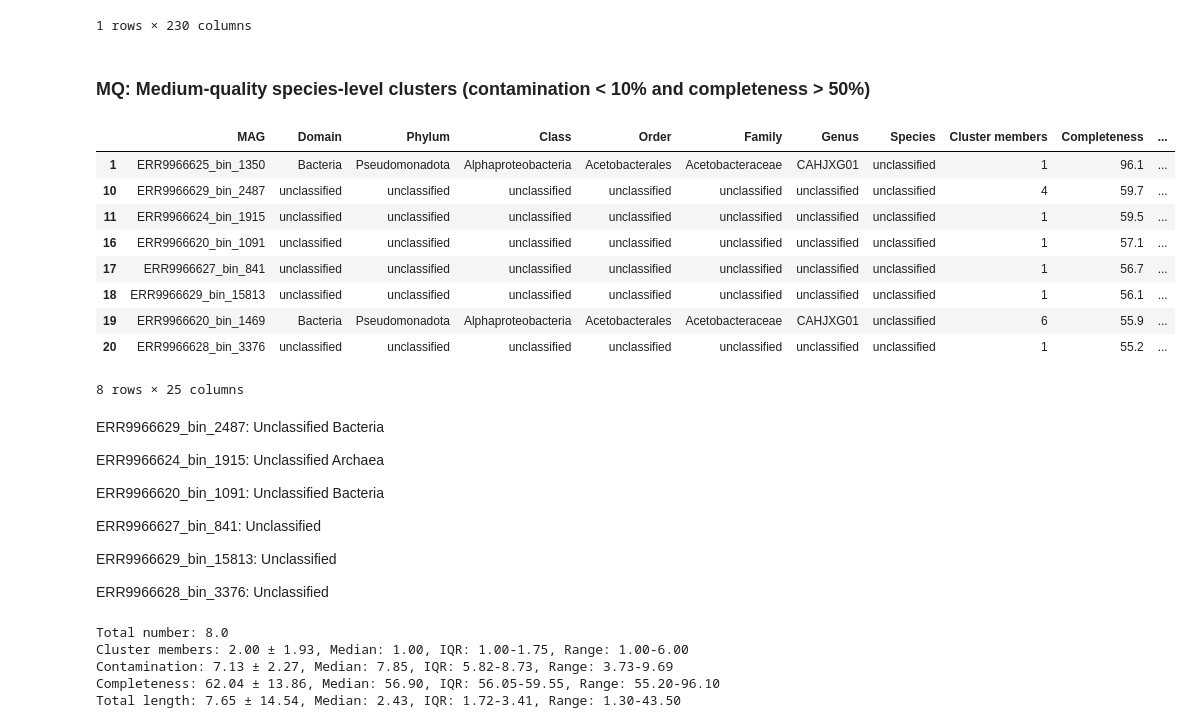
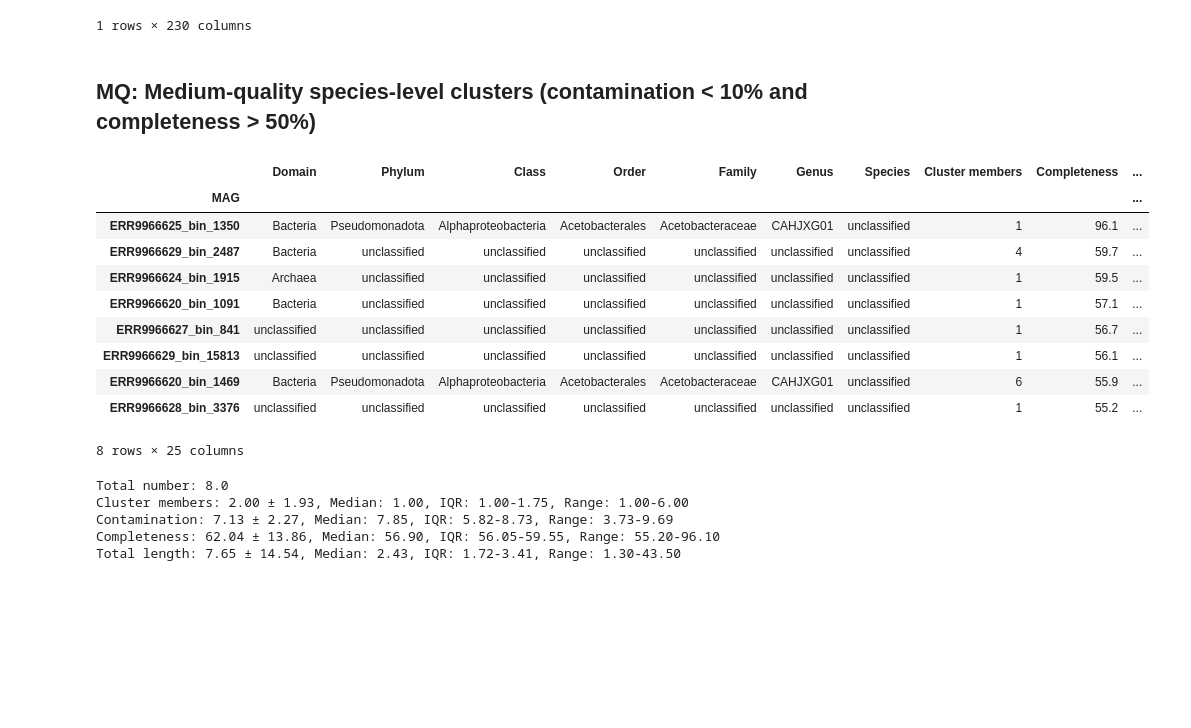
Before and after one commit to usegalaxy-eu/FAIRyMAGs, a Jupyter notebook: bin/use-case-aeromicrobiome-exploration.ipynb, the cells around one changed output. Drawn from its saved outputs; the diff is of its cells as text; code cells hidden in the pictures; blank space fills up the shorter version.

```diff
--- a/bin/use-case-aeromicrobiome-exploration.ipynb
+++ b/bin/use-case-aeromicrobiome-exploration.ipynb
@@ -231,33 +241,23 @@ KEGG modules: 230.00 ± nan, Median: 230.00, IQR: 230.00-230.00, Range: 230.00-2
 | 1 | 29.17 | 60.0 | 100.0 | 100.0 | ... |
 1 rows × 230 columns
 # %% [markdown]
-### MQ: Medium-quality species-level clusters (contamination < 10% and completeness > 50%)
+## MQ: Medium-quality species-level clusters (contamination < 10% and completeness > 50%)
 # %%
 mq_df = reps_df.query("Contamination < 10 and Completeness > 50")
+mq_df.set_index("MAG", inplace=True)
 mq_df.iloc[:, :25]
 # %% [output]
-|  | MAG | Domain | Phylum | Class | Order | Family | Genus | Species | Cluster members | Completeness | ... |
-| 1 | ERR9966625_bin_1350 | Bacteria | Pseudomonadota | Alphaproteobacteria | Acetobacterales | Acetobacteraceae | CAHJXG01 | unclassified | 1 | 96.1 | ... |
-| 10 | ERR9966629_bin_2487 | unclassified | unclassified | unclassified | unclassified | unclassified | unclassified | unclassified | 4 | 59.7 | ... |
-| 11 | ERR9966624_bin_1915 | unclassified | unclassified | unclassified | unclassified | unclassified | unclassified | unclassified | 1 | 59.5 | ... |
-| 16 | ERR9966620_bin_1091 | unclassified | unclassified | unclassified | unclassified | unclassified | unclassified | unclassified | 1 | 57.1 | ... |
-| 17 | ERR9966627_bin_841 | unclassified | unclassified | unclassified | unclassified | unclassified | unclassified | unclassified | 1 | 56.7 | ... |
-| 18 | ERR9966629_bin_15813 | unclassified | unclassified | unclassified | unclassified | unclassified | unclassified | unclassified | 1 | 56.1 | ... |
-| 19 | ERR9966620_bin_1469 | Bacteria | Pseudomonadota | Alphaproteobacteria | Acetobacterales | Acetobacteraceae | CAHJXG01 | unclassified | 6 | 55.9 | ... |
-| 20 | ERR9966628_bin_3376 | unclassified | unclassified | unclassified | unclassified | unclassified | unclassified | unclassified | 1 | 55.2 | ... |
+|  | Domain | Phylum | Class | Order | Family | Genus | Species | Cluster members | Completeness | ... |
+| MAG |  |  |  |  |  |  |  |  |  | ... |
+| ERR9966625_bin_1350 | Bacteria | Pseudomonadota | Alphaproteobacteria | Acetobacterales | Acetobacteraceae | CAHJXG01 | unclassified | 1 | 96.1 | ... |
+| ERR9966629_bin_2487 | Bacteria | unclassified | unclassified | unclassified | unclassified | unclassified | unclassified | 4 | 59.7 | ... |
+| ERR9966624_bin_1915 | Archaea | unclassified | unclassified | unclassified | unclassified | unclassified | unclassified | 1 | 59.5 | ... |
+| ERR9966620_bin_1091 | Bacteria | unclassified | unclassified | unclassified | unclassified | unclassified | unclassified | 1 | 57.1 | ... |
+| ERR9966627_bin_841 | unclassified | unclassified | unclassified | unclassified | unclassified | unclassified | unclassified | 1 | 56.7 | ... |
+| ERR9966629_bin_15813 | unclassified | unclassified | unclassified | unclassified | unclassified | unclassified | unclassified | 1 | 56.1 | ... |
+| ERR9966620_bin_1469 | Bacteria | Pseudomonadota | Alphaproteobacteria | Acetobacterales | Acetobacteraceae | CAHJXG01 | unclassified | 6 | 55.9 | ... |
+| ERR9966628_bin_3376 | unclassified | unclassified | unclassified | unclassified | unclassified | unclassified | unclassified | 1 | 55.2 | ... |
 8 rows × 25 columns
-# %% [markdown]
-ERR9966629_bin_2487: Unclassified Bacteria
-
-ERR9966624_bin_1915:  Unclassified Archaea
-
-ERR9966620_bin_1091:  Unclassified Bacteria
-
-ERR9966627_bin_841: Unclassified
-
-ERR9966629_bin_15813: Unclassified
-
-ERR9966628_bin_3376: Unclassified
 # %%
 compute_print_stats(mq_df)
 # %% [output]
```
Also changed, not shown: parts of 33 cells of this notebook.
